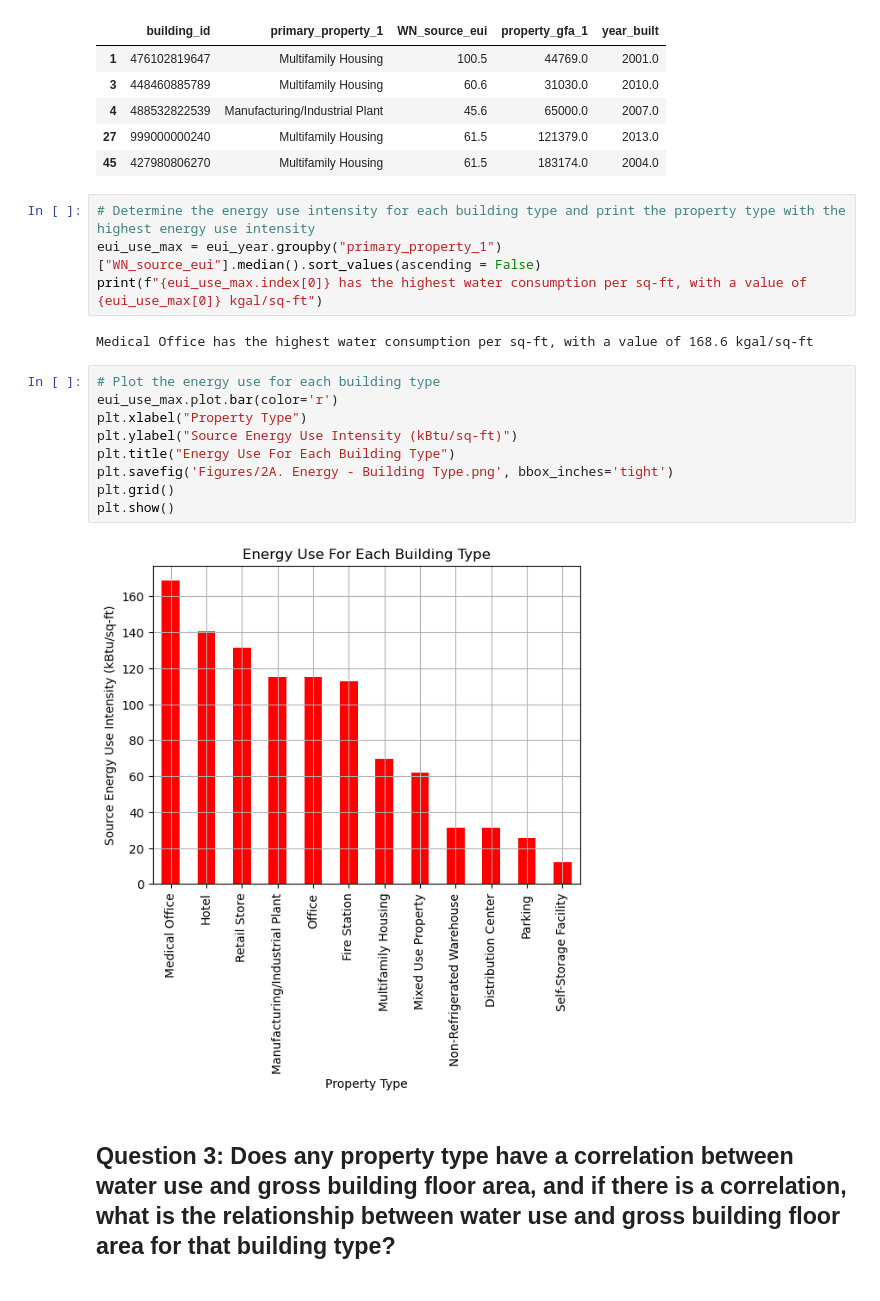
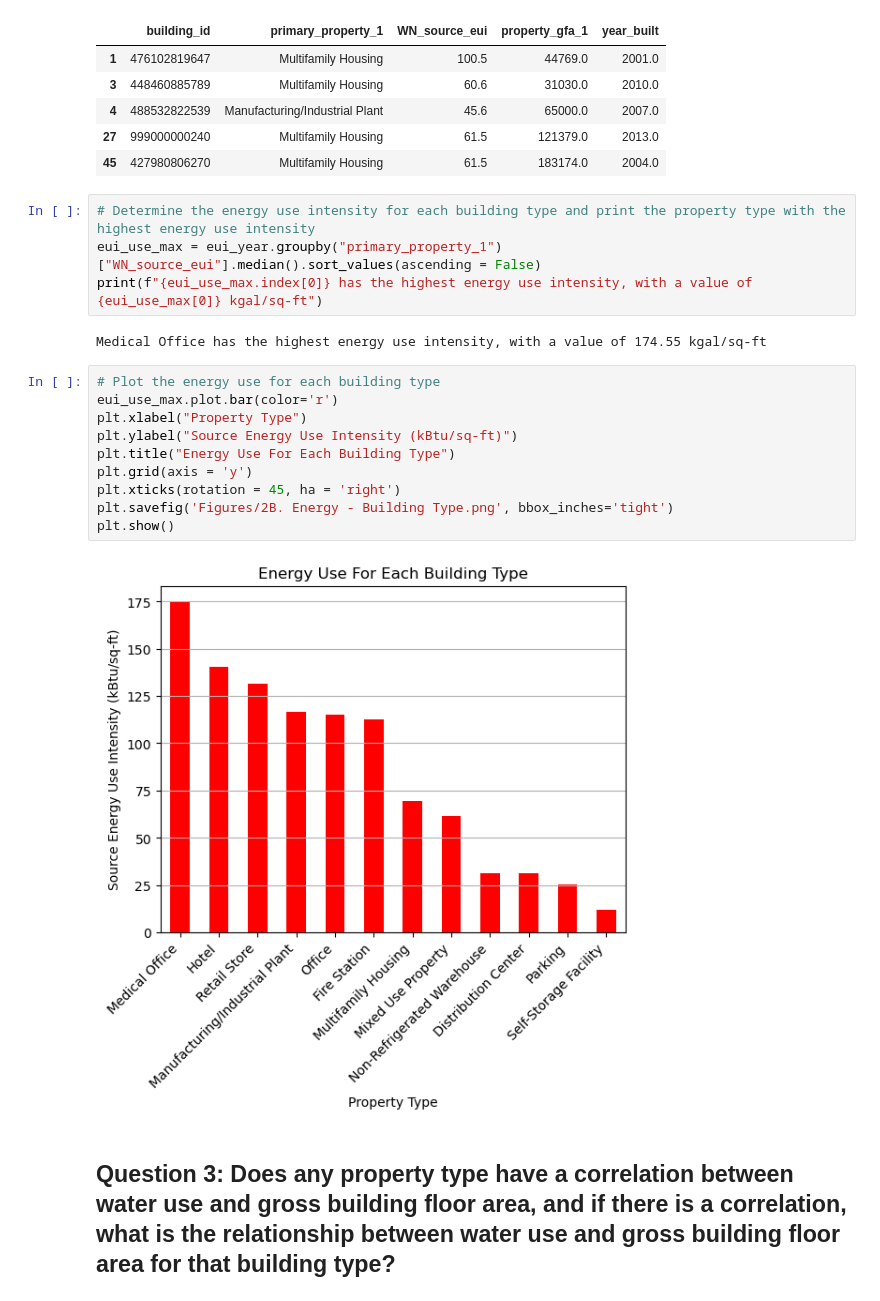
Before and after one commit to yashkansal97/LA_Energy_Water_Analysis, a Jupyter notebook: P1_Energy_Water_Analysis.ipynb, the cells around one changed output. Cells and saved outputs as stored; diff of their text form.

```diff
--- a/P1_Energy_Water_Analysis.ipynb
+++ b/P1_Energy_Water_Analysis.ipynb
@@ -319,20 +322,21 @@ eui_year.head()
 # %%
 # Determine the energy use intensity for each building type and print the property type with the highest energy use intensity
 eui_use_max = eui_year.groupby("primary_property_1")["WN_source_eui"].median().sort_values(ascending = False)
-print(f"{eui_use_max.index[0]} has the highest water consumption per sq-ft, with a value of {eui_use_max[0]} kgal/sq-ft")
+print(f"{eui_use_max.index[0]} has the highest energy use intensity, with a value of {eui_use_max[0]} kgal/sq-ft")
 # %% [output]
-Medical Office has the highest water consumption per sq-ft, with a value of 168.6 kgal/sq-ft
+Medical Office has the highest energy use intensity, with a value of 174.55 kgal/sq-ft
 # %%
 # Plot the energy use for each building type
 eui_use_max.plot.bar(color='r')
 plt.xlabel("Property Type")
 plt.ylabel("Source Energy Use Intensity (kBtu/sq-ft)")
 plt.title("Energy Use For Each Building Type")
-plt.savefig('Figures/2A. Energy - Building Type.png', bbox_inches='tight')
-plt.grid()
+plt.grid(axis = 'y')
+plt.xticks(rotation = 45, ha = 'right')
+plt.savefig('Figures/2B. Energy - Building Type.png', bbox_inches='tight')
 plt.show()
 # %% [output]
-[figure, old version]
+[figure, new version]
 # %% [markdown]
 ## Question 3: Does any property type have a correlation between water use and gross building floor area, and if there is a correlation, what is the relationship between water use and gross building floor area for that building type?
 # %% [markdown]
```
Also changed, not shown: parts of 16 cells of this notebook, 10 other files.
